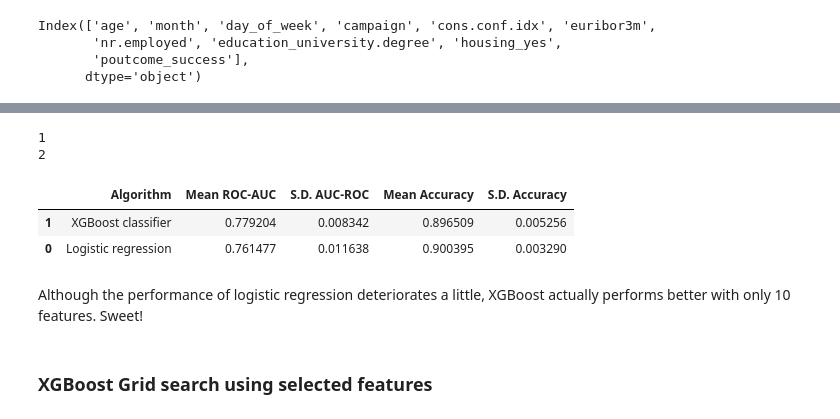
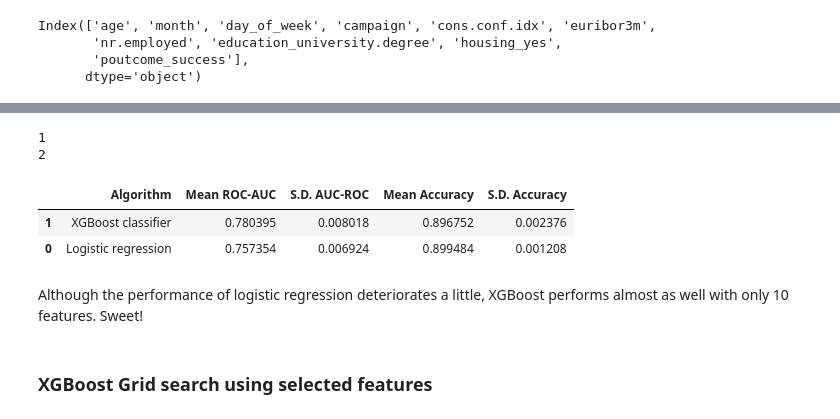
Before and after one commit to ahanagangopadhyay/improving-bank-telemarketing-campaigns, a Jupyter notebook: codes/2_models.ipynb, the cells around one changed output, grey strips where cells are left out. Saved outputs shown, nothing was run; the diff lists cells and outputs as text; code cells hidden in the pictures.

```diff
--- a/codes/2_models.ipynb
+++ b/codes/2_models.ipynb
@@ -82,9 +82,9 @@ i = 0
 # Fit the models one by one
 for name, model in models:
     kfold = KFold(n_splits=5, shuffle=True, random_state=10)  # 5-fold cross-validation
-    cv_auc_results = cross_val_score(model, x_train, y_train, cv=kfold, scoring='roc_auc')
+    cv_auc_results = cross_val_score(model, x_train, y_train, cv=5, scoring='roc_auc')
     auc_results.append(cv_auc_results)
-    cv_acc_results = cross_val_score(model, x_train, y_train, cv=kfold, scoring='accuracy')
+    cv_acc_results = cross_val_score(model, x_train, y_train, cv=5, scoring='accuracy')
     acc_results.append(cv_acc_results)
     df_results.loc[i] = [name,
                          cv_auc_results.mean(),
@@ -175,6 +173,6 @@ Best maximum depth: 3
 Best subsample: 0.5
 Best colsample by tree: 0.5
 # %%
-cv_auc_results = cross_val_score(best_xgboost.best_estimator_, x_train, y_train, cv=kfold, scoring='roc_auc')
+cv_auc_results = cross_val_score(best_xgboost.best_estimator_, x_train, y_train, cv=5, scoring='roc_auc')
 print(f'Best case ROC-AUC score for XGBoost classifier is {cv_auc_results.mean()}')
 # %% [output]
@@ -216,36 +214,36 @@ x_train_subset.head()
 # %%
 models = []
 models.append(('Logistic regression', LogisticRegression(max_iter=500)))
 models.append(('XGBoost classifier', XGBClassifier()))
 
 df_subset_results = pd.DataFrame(columns=col)
 auc_results = []
 acc_results = []
 i = 0
 
 for name, model in models:
     kfold = KFold(n_splits=5, shuffle=True, random_state=10)  # 5-fold cross-validation
-    cv_auc_results = cross_val_score(model, x_train_subset, y_train, cv=kfold, scoring='roc_auc')
+    cv_auc_results = cross_val_score(model, x_train_subset, y_train, cv=5, scoring='roc_auc')
     auc_results.append(cv_auc_results)
-    cv_acc_results = cross_val_score(model, x_train_subset, y_train, cv=kfold, scoring='accuracy')
+    cv_acc_results = cross_val_score(model, x_train_subset, y_train, cv=5, scoring='accuracy')
     acc_results.append(cv_acc_results)
     df_subset_results.loc[i] = [name,
                          cv_auc_results.mean(),
                          cv_auc_results.std(),
                          cv_acc_results.mean(),
                          cv_acc_results.std()
                          ]
     i += 1
     print(i)
 df_subset_results.sort_values(by=['Mean ROC-AUC'], ascending=False)
 # %% [output]
 1
 2
 |  | Algorithm | Mean ROC-AUC | S.D. AUC-ROC | Mean Accuracy | S.D. Accuracy |
-| 1 | XGBoost classifier | 0.779204 | 0.008342 | 0.896509 | 0.005256 |
-| 0 | Logistic regression | 0.761477 | 0.011638 | 0.900395 | 0.003290 |
+| 1 | XGBoost classifier | 0.780395 | 0.008018 | 0.896752 | 0.002376 |
+| 0 | Logistic regression | 0.757354 | 0.006924 | 0.899484 | 0.001208 |
 # %% [markdown]
-Although the performance of logistic regression deteriorates a little, XGBoost actually performs better with only 10 features. Sweet!
+Although the performance of logistic regression deteriorates a little, XGBoost performs almost as well with only 10 features. Sweet!
 # %% [markdown]
 ### XGBoost Grid search using selected features <a name="rfe_xgboost"></a>
 # %%
```
Also changed, not shown: parts of 12 cells of this notebook.
